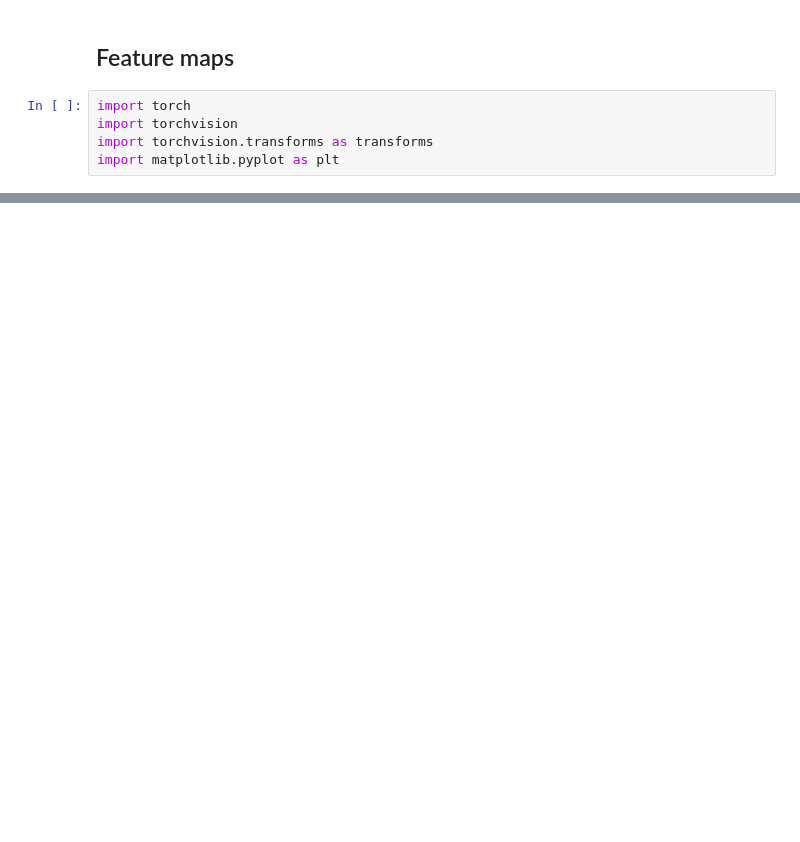
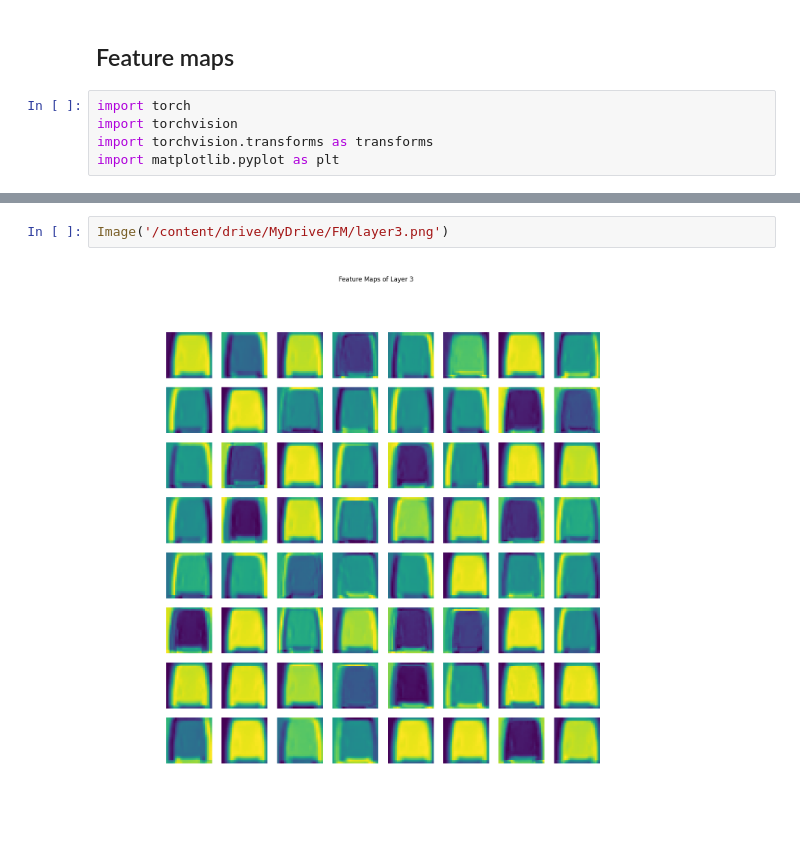
Before and after one commit to ann04ka/CV_exercises, a Jupyter notebook: AlexNet_and_its_feature_maps.ipynb, the cells around one changed output, grey strips where cells are left out. Saved outputs shown, nothing was run; the diff lists cells and outputs as text; blank space fills up the shorter version.

```diff
--- a/AlexNet_and_its_feature_maps.ipynb
+++ b/AlexNet_and_its_feature_maps.ipynb
@@ -140,0 +154,4 @@ Layer 10: Conv2d(384, 256, kernel_size=(3, 3), stride=(1, 1), padding=(1, 1))
+# %%
+Image('/content/drive/MyDrive/FM/layer3.png')
+# %% [output]
+[figure, added]
```
Also changed, not shown: parts of 7 cells of this notebook.
